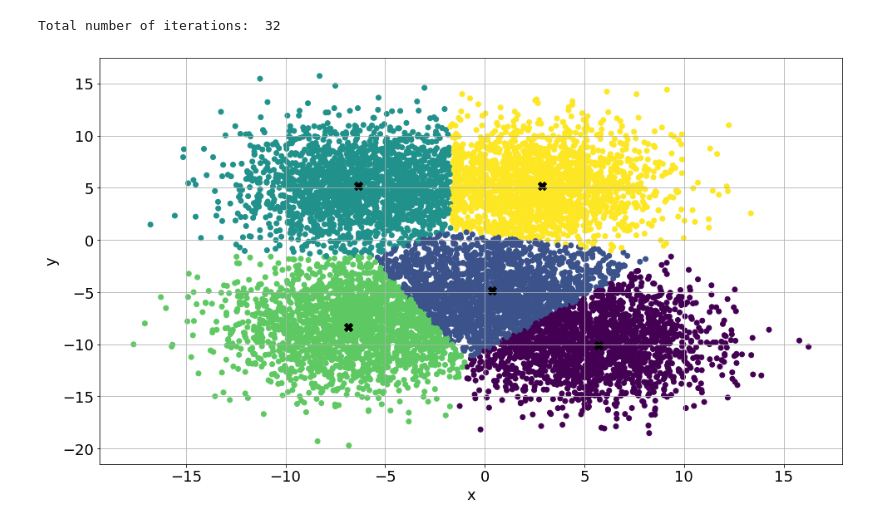
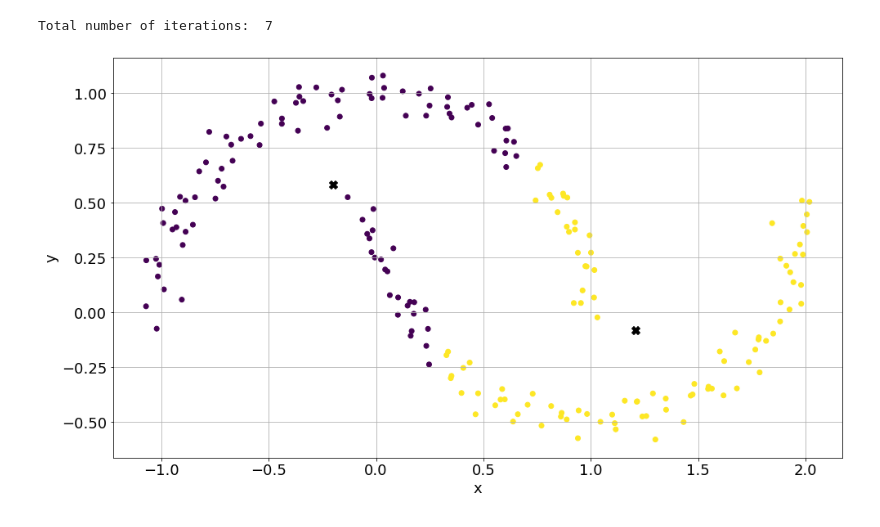
Before and after one commit to llmontoryxd/mipt_protein, a Jupyter notebook: ez k-means.ipynb, the cells around one changed output. Saved outputs shown, nothing was run; the diff lists cells and outputs as text; code cells hidden in the pictures.

```diff
--- a/ez k-means.ipynb
+++ b/ez k-means.ipynb
@@ -3,6 +3,7 @@ import numpy as np
 import matplotlib.pyplot as plt
 import sklearn.metrics as metrics
 import sklearn.datasets.samples_generator as gen
+import sklearn.datasets as ds
 
 def ezKMeans(x, nClusters, seed) :
     rngseed = np.random.RandomState(seed)
@@ -28,12 +29,14 @@ fig = plt.figure(figsize = (16, 9))
 ax = fig.add_subplot(111)
 
 n = 10000
-nClusters = 5
+nClusters = 2
 stDeviation = 3.0
 rState = 10
 seed = 2
 
-x, y = gen.make_blobs(n_samples = n, centers = nClusters, cluster_std = stDeviation, random_state = rState)
+#x, y = gen.make_blobs(n_samples = n, centers = nClusters, cluster_std = stDeviation, random_state = rState)
+x, y = ds.make_moons(200, noise=.05, random_state=0)
+
 
 #ax.plot(x[:, 0], x[:, 1], linestyle = 'None', marker = 'o')
 
@@ -43,32 +46,32 @@ for i in range(nClusters) :
     ax.scatter(clusters[i][0], clusters[i][1], marker = 'X', color = 'k', s = 100)
 
 xax = ax.xaxis
 xlocs = xax.get_ticklocs()
 xlabels = xax.get_ticklabels()
 xlines = xax.get_ticklines()
 
 xax.grid(True)
 
 for label in xlabels :
     label.set_color('black')
     label.set_rotation(0)
     label.set_fontsize(18)
 
 yax = ax.yaxis
 ylocs = yax.get_ticklocs()
 ylabels = yax.get_ticklabels()
 ylines = yax.get_ticklines()
 yax.grid(True)
 
 for label in ylabels :
     label.set_color('black')
     label.set_rotation(0)
     label.set_fontsize(18)
 
 plt.xlabel('x', fontsize = 18)
 plt.ylabel('y', fontsize = 18)
 
 plt.show()
 # %% [output]
-Total number of iterations:  32
+Total number of iterations:  7
-[figure, old version]
+[figure, new version]
```
